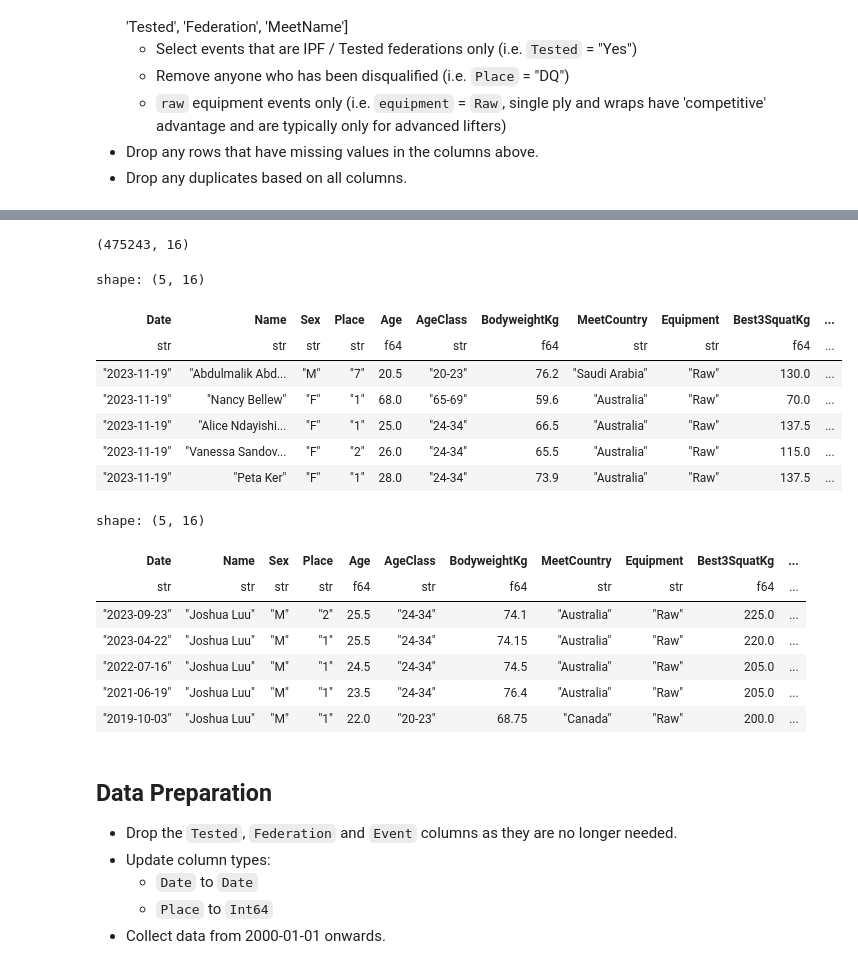
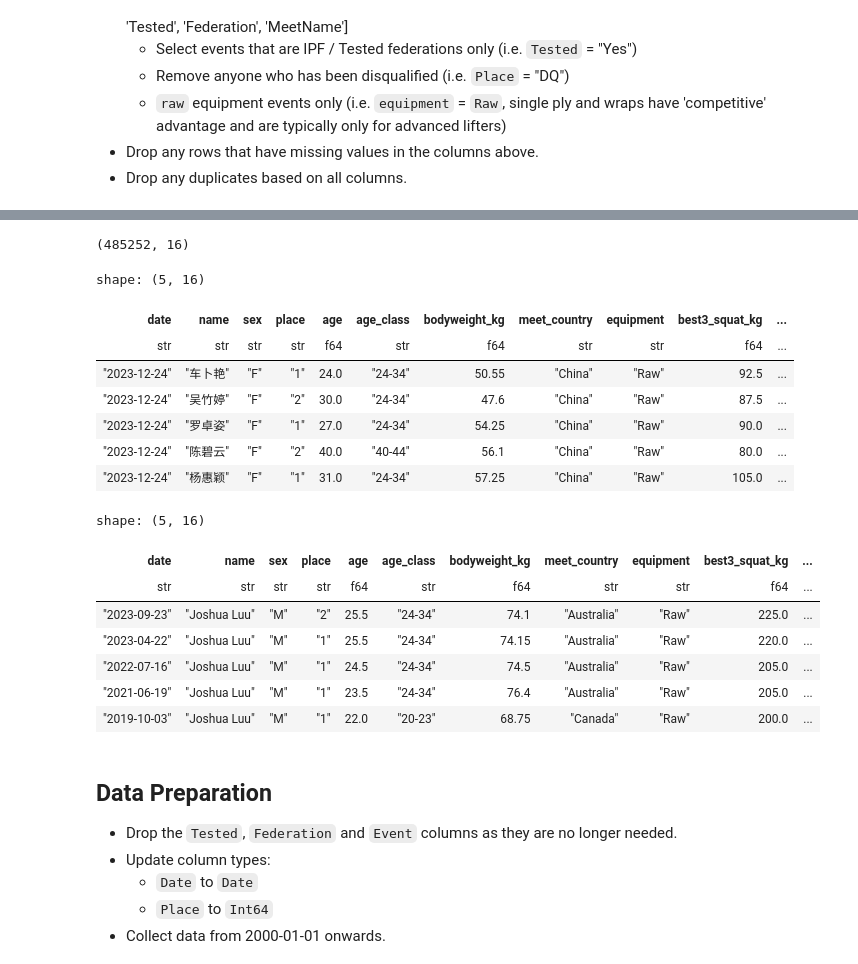
Before and after one commit to namtonthat/powerlifting-ml-progress, a Jupyter notebook: notebooks/etl-polars.ipynb, the cells around one changed output, grey strips where cells are left out. Saved outputs shown, nothing was run; the diff lists cells and outputs as text; code cells hidden in the pictures.

```diff
--- a/notebooks/etl-polars.ipynb
+++ b/notebooks/etl-polars.ipynb
@@ -14,7 +14,7 @@ from steps import conf
 # %% [markdown]
 ### Loading Data
 # %%
-s3_file_path = f"https://{conf.bucket_name}.s3.ap-southeast-2.amazonaws.com/{conf.parquet_file}"
+s3_file_path = f"https://{conf.bucket_name}.s3.ap-southeast-2.amazonaws.com/landing/{conf.parquet_file}"
 
 df = pl.read_parquet(s3_file_path)
 df.head(5)
@@ -49,7 +49,8 @@ display(Markdown(cleansing_data_md))
 - Drop any rows that have missing values in the columns above.
 - Drop any duplicates based on all columns.
 # %%
-base_df = df.select(conf.op_cols)
+selected_cols = [conf.camel_to_snake(col) for col in conf.op_cols]
+base_df = df.select(selected_cols)
 print(base_df.shape)
 base_df.head(5)
 # %% [output]
@@ -65,28 +140,28 @@ shape: (5, 18)
 # %%
 cleansed_df = (
-    base_df.filter((pl.col("Event") == "SBD") & (pl.col("Tested") == "Yes") & (pl.col("Place").apply(lambda x: x.isnumeric(), return_dtype=pl.Boolean)) & (pl.col("Equipment") == "Raw"))
+    base_df.filter((pl.col("event") == "SBD") & (pl.col("tested") == "Yes") & (pl.col("place").apply(lambda x: x.isnumeric(), return_dtype=pl.Boolean)) & (pl.col("equipment") == "Raw"))
     .drop_nulls()
     .unique()
-    .sort("Date", descending=True)
-    .drop(["Tested", "Event"])
+    .sort("date", descending=True)
+    .drop(["tested", "event"])
 )
 print(cleansed_df.shape)
 cleansed_df.head(5)
 # %% [output]
-(475243, 16)
+(485252, 16)
 shape: (5, 16)
-| Date | Name | Sex | Place | Age | AgeClass | BodyweightKg | MeetCountry | Equipment | Best3SquatKg | ... |
+| date | name | sex | place | age | age_class | bodyweight_kg | meet_country | equipment | best3_squat_kg | ... |
 | str | str | str | str | f64 | str | f64 | str | str | f64 | ... |
-| "2023-11-19" | "Abdulmalik Abd... | "M" | "7" | 20.5 | "20-23" | 76.2 | "Saudi Arabia" | "Raw" | 130.0 | ... |
-| "2023-11-19" | "Nancy Bellew" | "F" | "1" | 68.0 | "65-69" | 59.6 | "Australia" | "Raw" | 70.0 | ... |
-| "2023-11-19" | "Alice Ndayishi... | "F" | "1" | 25.0 | "24-34" | 66.5 | "Australia" | "Raw" | 137.5 | ... |
-| "2023-11-19" | "Vanessa Sandov... | "F" | "2" | 26.0 | "24-34" | 65.5 | "Australia" | "Raw" | 115.0 | ... |
-| "2023-11-19" | "Peta Ker" | "F" | "1" | 28.0 | "24-34" | 73.9 | "Australia" | "Raw" | 137.5 | ... |
+| "2023-12-24" | "车卜艳" | "F" | "1" | 24.0 | "24-34" | 50.55 | "China" | "Raw" | 92.5 | ... |
+| "2023-12-24" | "吴竹婷" | "F" | "2" | 30.0 | "24-34" | 47.6 | "China" | "Raw" | 87.5 | ... |
+| "2023-12-24" | "罗卓姿" | "F" | "1" | 27.0 | "24-34" | 54.25 | "China" | "Raw" | 90.0 | ... |
+| "2023-12-24" | "陈碧云" | "F" | "2" | 40.0 | "40-44" | 56.1 | "China" | "Raw" | 80.0 | ... |
+| "2023-12-24" | "杨惠颖" | "F" | "1" | 31.0 | "24-34" | 57.25 | "China" | "Raw" | 105.0 | ... |
 # %%
-cleansed_df.filter(pl.col("Name") == "Joshua Luu").sort("Date", descending=True).head(5)
+cleansed_df.filter(pl.col("name") == "Joshua Luu").sort("date", descending=True).head(5)
 # %% [output]
 shape: (5, 16)
-| Date | Name | Sex | Place | Age | AgeClass | BodyweightKg | MeetCountry | Equipment | Best3SquatKg | ... |
+| date | name | sex | place | age | age_class | bodyweight_kg | meet_country | equipment | best3_squat_kg | ... |
 | str | str | str | str | f64 | str | f64 | str | str | f64 | ... |
 | "2023-09-23" | "Joshua Luu" | "M" | "2" | 25.5 | "24-34" | 74.1 | "Australia" | "Raw" | 225.0 | ... |
 | "2023-04-22" | "Joshua Luu" | "M" | "1" | 25.5 | "24-34" | 74.15 | "Australia" | "Raw" | 220.0 | ... |
```
Also changed, not shown: parts of 35 cells of this notebook, 12 other files.
